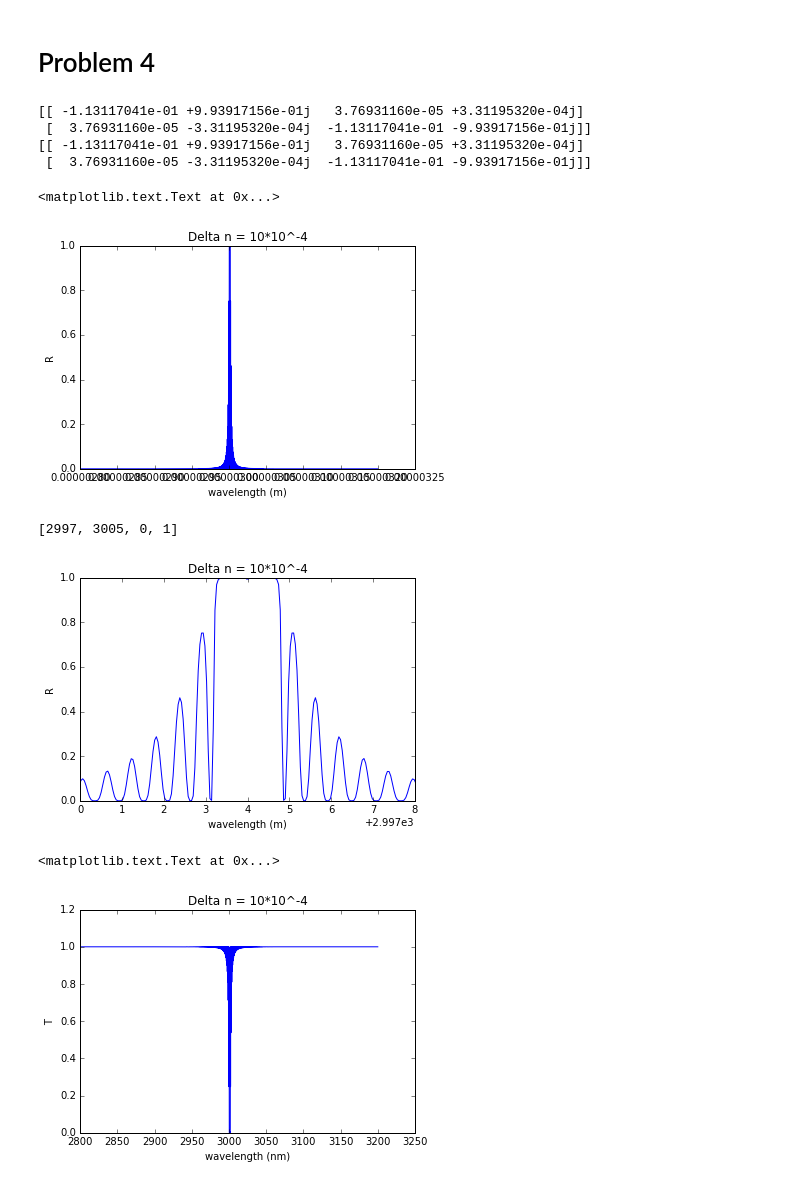
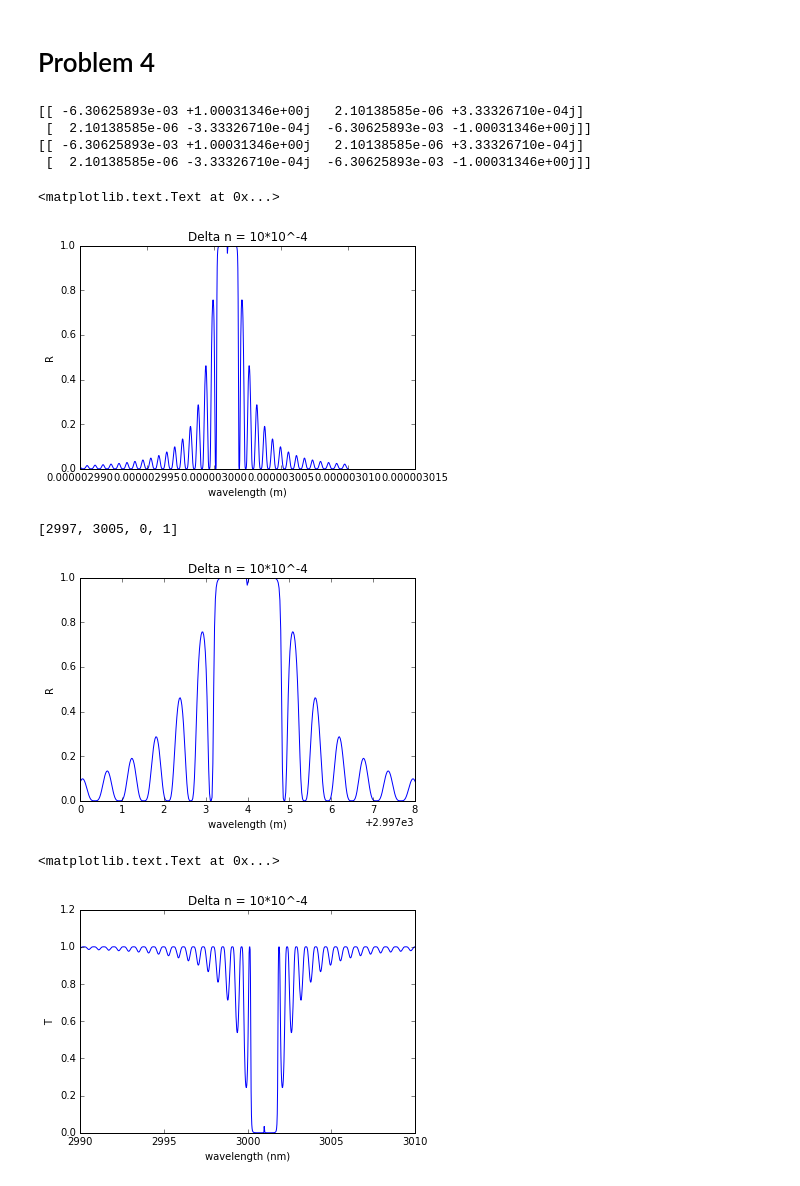
Before and after one commit to Vynas/ECE1232_Grating_Project, a Jupyter notebook: ECE1232_Grating_Project.ipynb, the cells around one changed output. Cells and saved outputs as stored; diff of their text form; code cells hidden in the pictures.

```diff
--- a/ECE1232_Grating_Project.ipynb
+++ b/ECE1232_Grating_Project.ipynb
@@ -114,7 +114,7 @@ def phi_z(n,d,theta,lambda_wavelength):
 period_length = 1*10**(-6)
 d = period_length/2
 size_of_array = 1000
-wavelength = np.linspace(2800*10**-9,3200*10**-9,size_of_array)
+wavelength = np.linspace(2990*10**-9,3010*10**-9,size_of_array)
 # %%
 phi_z_1 = phi_z(n1,d,theta,wavelength)
 phi_z_2_1 = phi_z(n2_1,d,theta,wavelength)
@@ -650,7 +648,7 @@ def delta_n(delta_n0,z,L,sigma_L):
 period_length = 1*10**(-6)
 d = period_length/2
 size_of_array = 200
-wavelength = np.linspace(2800*10**-9,3200*10**-9,size_of_array)
+wavelength = np.linspace(2990*10**-9,3030*10**-9,size_of_array)
 # %%
 n1 = 1.5
 L = 0.01
@@ -956,8 +954,8 @@ t_12_array = np.array([[t_12_1],[t_12_2],[t_12_3],[t_12_4]])
 t_21_array = np.array([[t_21_1],[t_21_2],[t_21_3],[t_21_4]])
 period_length = 1*10**(-6)
 d = period_length/2
-size_of_array = 10000
-wavelength = np.linspace(2800*10**-9,3200*10**-9,size_of_array)
+size_of_array = 1000
+wavelength = np.linspace(2990*10**-9,3010*10**-9,size_of_array)
 phi_z_1 = phi_z(n1,d,theta,wavelength)
 phi_z_2_4 = phi_z(n2_4,d,theta,wavelength)
 phi_z_2_array[3] = phi_z_2_4
@@ -1015,38 +1013,38 @@ m = size_of_array
 j = 2
 i = 0
 #makes the middle M1 three times normal size
 while i < j:
     while k < m:
         M_temp2[k] = np.dot(M_temp2[k],M1[k])
         k+=1
     i += 1
 
 k = 0
 m = size_of_array
 while k < m:
     M_temp2[k] = np.dot(M_temp2[k],M_temp[k])
     k+=1
 
 j = size_of_array
 i = 0
 r_total4 = np.zeros(j, dtype=object)
 R_total4 = np.zeros(j, dtype=object)
 while i < j:
     r_total4[i] = M_temp2[i][1][0]/M_temp2[i][0][0]
     R_total4[i] = (np.absolute(r_total4[i]))**2
     i+=1
 
 plt.plot(wavelength, R_total4)
 plt.xlabel("wavelength (m)")
 plt.ylabel("R")
 plt.title("Delta n = 10*10^-4")
 # %% [output]
-[[ -1.13117041e-01 +9.93917156e-01j   3.76931160e-05 +3.31195320e-04j]
- [  3.76931160e-05 -3.31195320e-04j  -1.13117041e-01 -9.93917156e-01j]]
-[[ -1.13117041e-01 +9.93917156e-01j   3.76931160e-05 +3.31195320e-04j]
- [  3.76931160e-05 -3.31195320e-04j  -1.13117041e-01 -9.93917156e-01j]]
+[[ -6.30625893e-03 +1.00031346e+00j   2.10138585e-06 +3.33326710e-04j]
+ [  2.10138585e-06 -3.33326710e-04j  -6.30625893e-03 -1.00031346e+00j]]
+[[ -6.30625893e-03 +1.00031346e+00j   2.10138585e-06 +3.33326710e-04j]
+ [  2.10138585e-06 -3.33326710e-04j  -6.30625893e-03 -1.00031346e+00j]]
 <matplotlib.text.Text at 0x...>
-[figure, old version]
+[figure, new version]
 # %%
 plt.plot(wavelength*10**9, R_total4)
 plt.xlabel("wavelength (m)")
@@ -1055,7 +1053,7 @@ plt.title("Delta n = 10*10^-4")
 plt.axis([2997,3005,0,1])
 # %% [output]
 [2997, 3005, 0, 1]
-[figure, old version]
+[figure, new version]
 # %%
 j = size_of_array
 i = 0
@@ -1072,7 +1070,7 @@ plt.ylabel("T")
 plt.title("Delta n = 10*10^-4")
 # %% [output]
 <matplotlib.text.Text at 0x...>
-[figure, old version]
+[figure, new version]
 # %%
 plt.plot(wavelength*10**9, T_total4)
 plt.xlabel("wavelength (m)")
```
Also changed, not shown: parts of 32 cells of this notebook.
